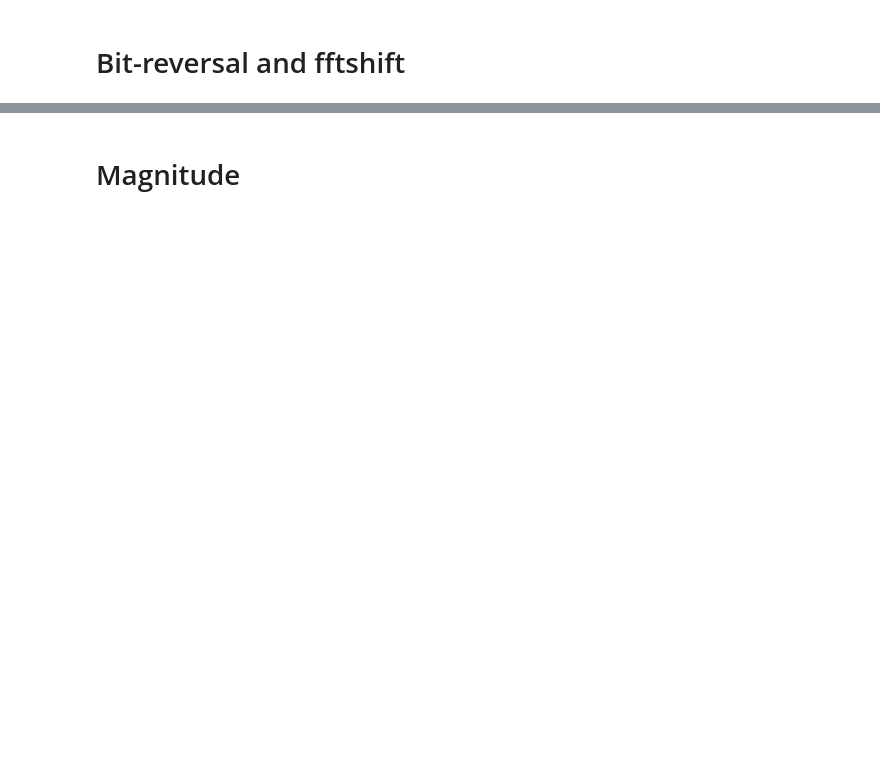
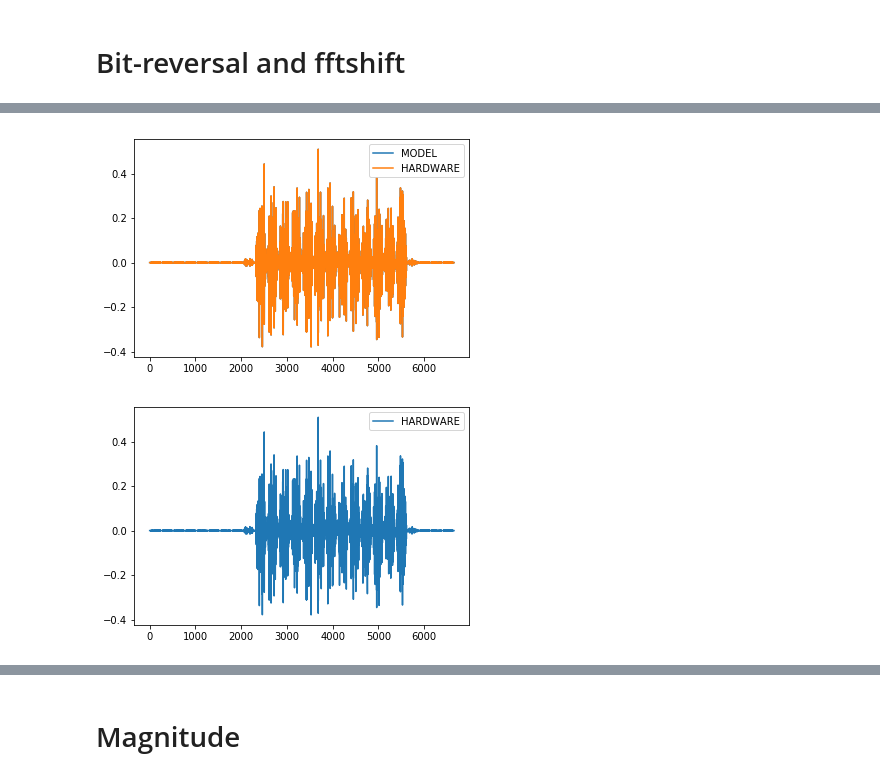
Before and after one commit to gasparka/pyhacores, a Jupyter notebook: under_construction/fft/doc/spectrogram.ipynb, the cells around one changed output, grey strips where cells are left out. Drawn from its saved outputs; the diff is of its cells as text; code cells hidden in the pictures; blank space fills up the shorter version.

```diff
--- a/under_construction/fft/doc/spectrogram.ipynb
+++ b/under_construction/fft/doc/spectrogram.ipynb
@@ -111,12 +169,11 @@ assert hardware_sims_equal(sims)
 # %%
 plt.plot(sims['MODEL'], label='MODEL')
 plt.plot(sims['PYHA'], label='HARDWARE')
 plt.legend()
 plt.show()
-
-plt.plot(sims['RTL'], label='HARDWARE')
-plt.legend()
-plt.show()
+# %% [output]
+[figure, added]
+[figure, added]
 # %%
 snrs = snr(sims['MODEL'], sims['PYHA'])
 print(f'Block AVG SNR: {snrs}')
```
Also changed, not shown: parts of 11 cells of this notebook, 1 other file.
